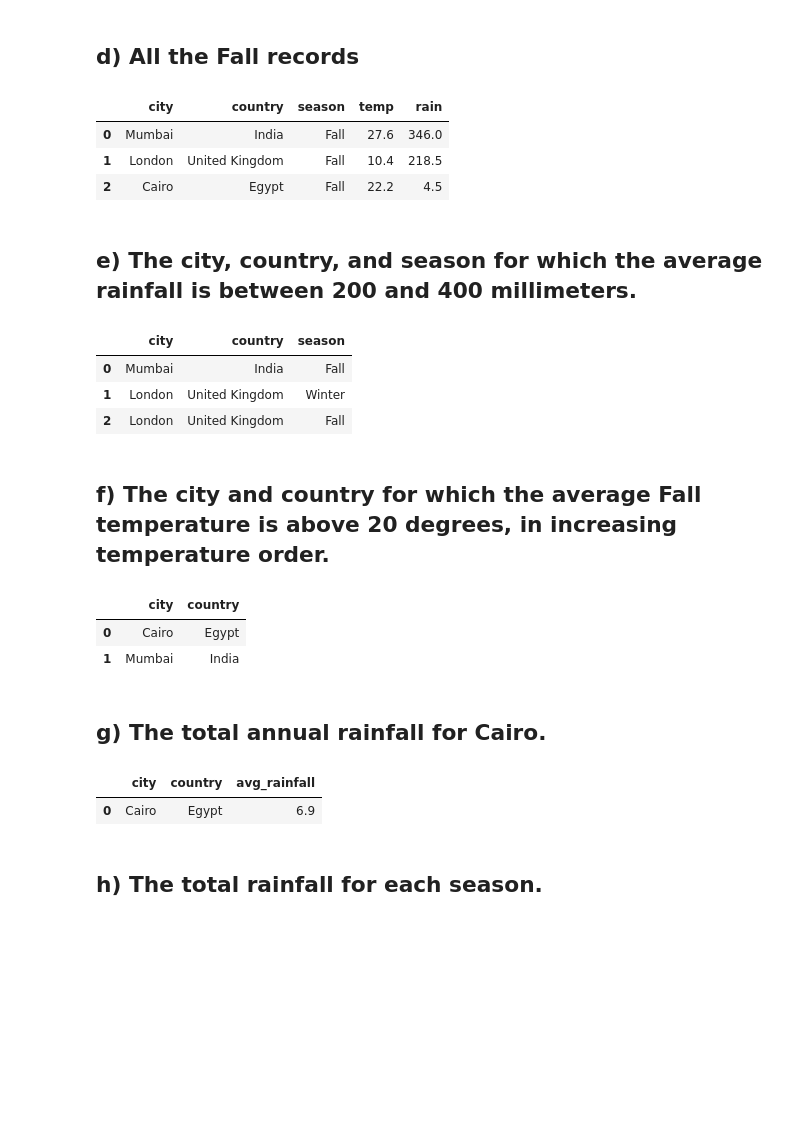
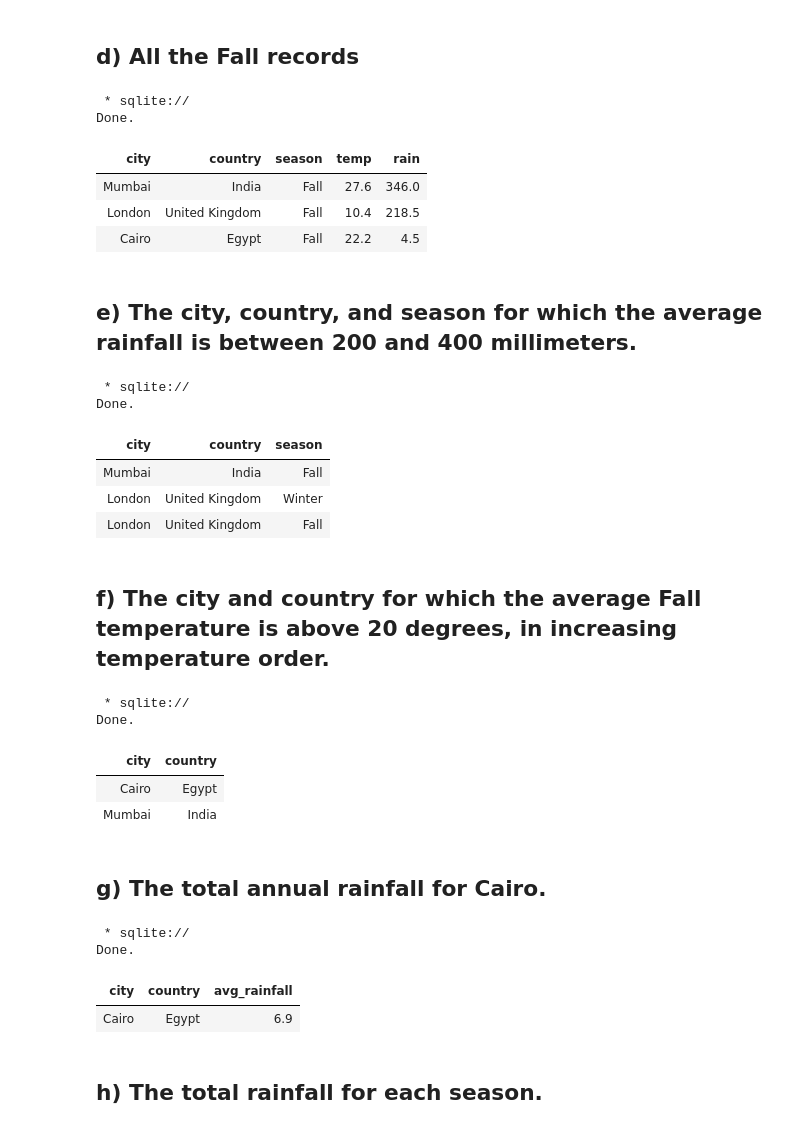
Before and after one commit to franciszerogc/Fangji.Chen.BDAT1004PS2, a Jupyter notebook: Fangji.Chen.BDAT1004PS2.ipynb, the cells around one changed output. Drawn from its saved outputs; the diff is of its cells as text; code cells hidden in the pictures; blank space fills up the shorter version.

```diff
--- a/Fangji.Chen.BDAT1004PS2.ipynb
+++ b/Fangji.Chen.BDAT1004PS2.ipynb
@@ -316,68 +353,72 @@ where country="India"
 # %% [markdown]
 ## d) All the Fall records
 # %%
-sqldf("""
+%%sql
 SELECT *
-FROM df
+FROM tb
 where season="Fall"
 ;
-""", globals())
 # %% [output]
+ * sqlite://
+Done.
-|  | city | country | season | temp | rain |
-| 0 | Mumbai | India | Fall | 27.6 | 346.0 |
-| 1 | London | United Kingdom | Fall | 10.4 | 218.5 |
-| 2 | Cairo | Egypt | Fall | 22.2 | 4.5 |
+| city | country | season | temp | rain |
+| Mumbai | India | Fall | 27.6 | 346.0 |
+| London | United Kingdom | Fall | 10.4 | 218.5 |
+| Cairo | Egypt | Fall | 22.2 | 4.5 |
 # %% [markdown]
 ## e) The city, country, and season for which the average rainfall is between 200 and 400 millimeters.
 # %%
-sqldf("""
+%%sql
 SELECT
     city
     ,country
     ,season
-FROM df
+FROM tb
 where rain>=200
     and rain<=400
 ;
-""", globals())
 # %% [output]
+ * sqlite://
+Done.
-|  | city | country | season |
-| 0 | Mumbai | India | Fall |
-| 1 | London | United Kingdom | Winter |
-| 2 | London | United Kingdom | Fall |
+| city | country | season |
+| Mumbai | India | Fall |
+| London | United Kingdom | Winter |
+| London | United Kingdom | Fall |
 # %% [markdown]
 ## f) The city and country for which the average Fall temperature is above 20 degrees, in increasing temperature order.
 # %%
-sqldf("""
+%%sql
 SELECT
     city
     ,country
-FROM df
+FROM tb
 where season="Fall"
     and temp>20
 order by temp asc
 ;
-""", globals())
 # %% [output]
+ * sqlite://
+Done.
-|  | city | country |
-| 0 | Cairo | Egypt |
-| 1 | Mumbai | India |
+| city | country |
+| Cairo | Egypt |
+| Mumbai | India |
 # %% [markdown]
 ## g) The total annual rainfall for Cairo.
 # %%
-sqldf("""
+%%sql
 SELECT
     city
     ,country
     ,sum(rain) / count(*) as avg_rainfall
-FROM df
+FROM tb
 where city="Cairo"
 group by city
 ;
-""", globals())
 # %% [output]
+ * sqlite://
+Done.
-|  | city | country | avg_rainfall |
-| 0 | Cairo | Egypt | 6.9 |
+| city | country | avg_rainfall |
+| Cairo | Egypt | 6.9 |
 # %% [markdown]
 ## h) The total rainfall for each season.
 # %%
```
Also changed, not shown: parts of 39 cells of this notebook.
